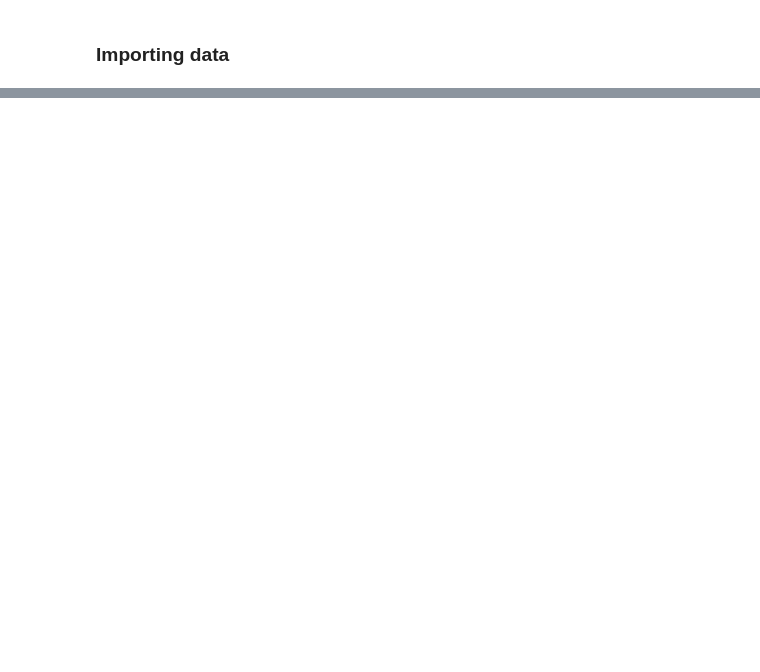
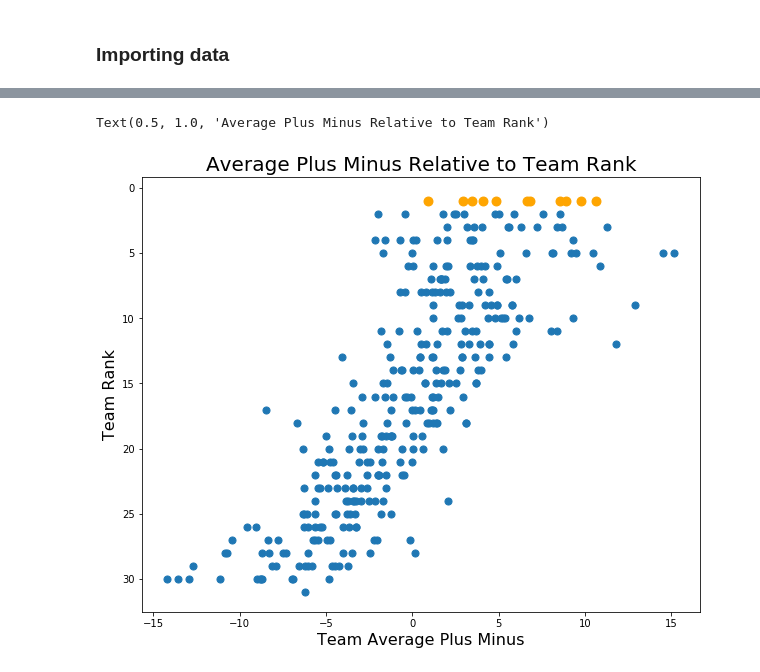
Before and after one commit to cmanley10/Predicting-NHL-Team-Success, a Jupyter notebook: EDA and Feature Engineering.ipynb, the cells around one changed output, grey strips where cells are left out. Cells and saved outputs as stored; diff of their text form; code cells hidden in the pictures; blank space fills up the shorter version.

```diff
--- a/EDA and Feature Engineering.ipynb
+++ b/EDA and Feature Engineering.ipynb
@@ -393,0 +358,15 @@ for player in top_scorers_2018:
+# %%
+champs = team_stats[team_stats['rank'] == 1]
+plsmin_champs = champs['avg_plus_minus'].copy()
+champs_plsmin = plsmin_champs.tolist()
+
+plt.figure(figsize=(10, 8))
+plt.scatter(team_stats['avg_plus_minus'], team_stats['rank'], s=50)
+plt.scatter(champs_plsmin, champs['rank'], s=80, c='orange')
+plt.gca().invert_yaxis()
+plt.xlabel('Team Average Plus Minus', fontsize=16)
+plt.ylabel('Team Rank', fontsize=16)
+plt.title('Average Plus Minus Relative to Team Rank', fontsize=20)
+# %% [output]
+Text(0.5, 1.0, 'Average Plus Minus Relative to Team Rank')
+[figure, added]
```
Also changed, not shown: parts of 151 cells of this notebook, 20 other files.
